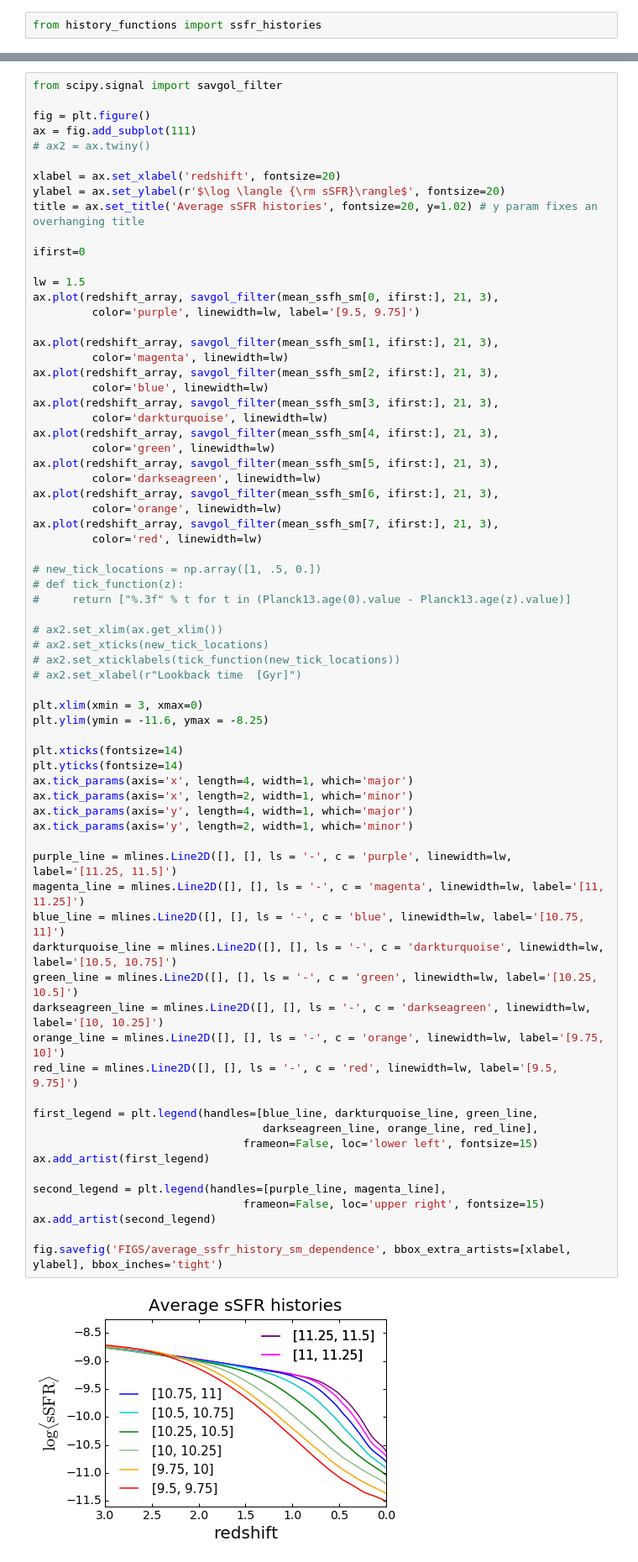
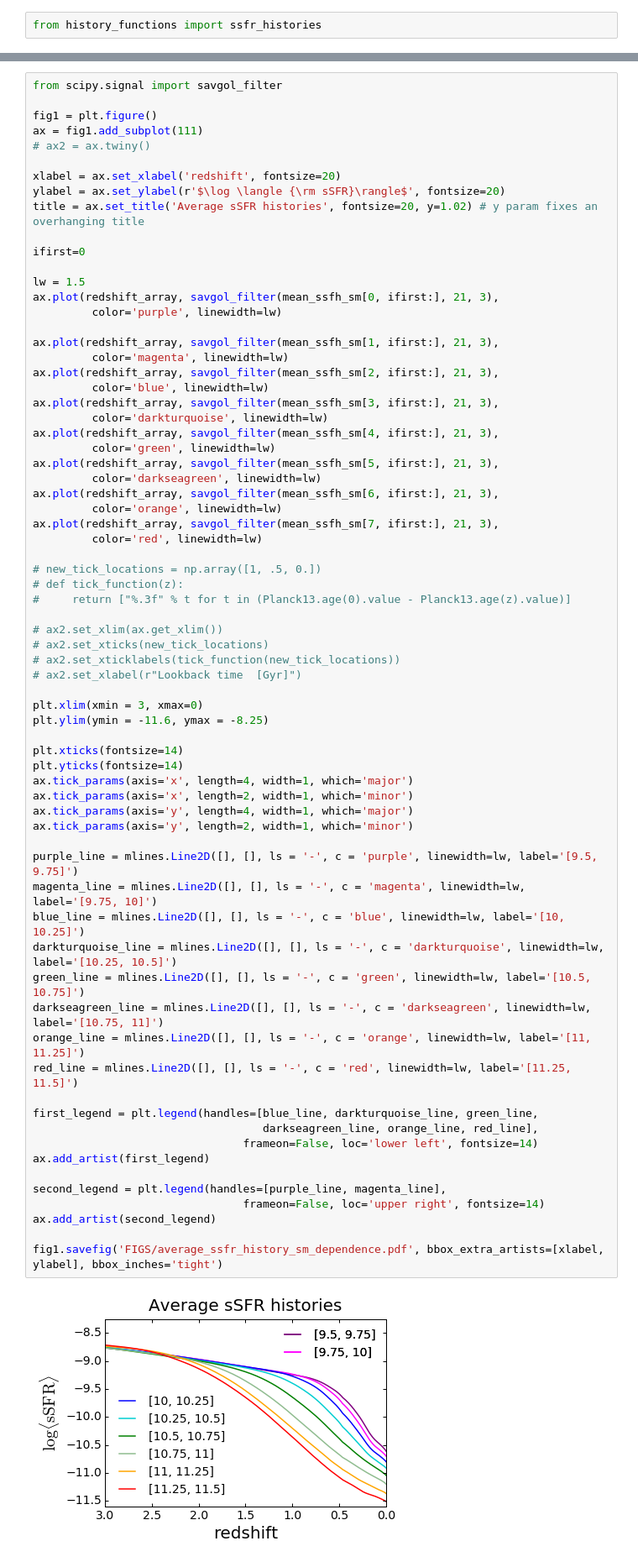
Before and after one commit to aphearin/time_evolving_cam_utils, a Jupyter notebook: mean_ssfh_z0.ipynb, the cells around one changed output, grey strips where cells are left out. Shown at 84% size. Cells and saved outputs as stored; diff of their text form.

Commit message:
Corrected bug in sm-dependence plot - labeling error

```diff
--- a/mean_ssfh_z0.ipynb
+++ b/mean_ssfh_z0.ipynb
@@ -72,8 +61,8 @@ mean_ssfh_low_mass_a = np.mean(ssfr_histories(histories['sfh'][active_sm_mask_ar
 # %%
 from scipy.signal import savgol_filter
 
-fig = plt.figure()
-ax = fig.add_subplot(111)
+fig1 = plt.figure()
+ax = fig1.add_subplot(111)
 # ax2 = ax.twiny()
 
 xlabel = ax.set_xlabel('redshift', fontsize=20)
@@ -84,7 +73,7 @@ ifirst=0
 
 lw = 1.5
 ax.plot(redshift_array, savgol_filter(mean_ssfh_sm[0, ifirst:], 21, 3),
-         color='purple', linewidth=lw, label='[9.5, 9.75]')
+         color='purple', linewidth=lw)
 
 ax.plot(redshift_array, savgol_filter(mean_ssfh_sm[1, ifirst:], 21, 3),
          color='magenta', linewidth=lw)
@@ -102,42 +91,42 @@ ax.plot(redshift_array, savgol_filter(mean_ssfh_sm[7, ifirst:], 21, 3),
          color='red', linewidth=lw)
 
 # new_tick_locations = np.array([1, .5, 0.])
 # def tick_function(z):
 #     return ["%.3f" % t for t in (Planck13.age(0).value - Planck13.age(z).value)]
 
 # ax2.set_xlim(ax.get_xlim())
 # ax2.set_xticks(new_tick_locations)
 # ax2.set_xticklabels(tick_function(new_tick_locations))
 # ax2.set_xlabel(r"Lookback time  [Gyr]")
 
 plt.xlim(xmin = 3, xmax=0)
 plt.ylim(ymin = -11.6, ymax = -8.25)
 
 plt.xticks(fontsize=14)
 plt.yticks(fontsize=14)
 ax.tick_params(axis='x', length=4, width=1, which='major')
 ax.tick_params(axis='x', length=2, width=1, which='minor')
 ax.tick_params(axis='y', length=4, width=1, which='major')
 ax.tick_params(axis='y', length=2, width=1, which='minor')
 
-purple_line = mlines.Line2D([], [], ls = '-', c = 'purple', linewidth=lw, label='[11.25, 11.5]')
-magenta_line = mlines.Line2D([], [], ls = '-', c = 'magenta', linewidth=lw, label='[11, 11.25]')
-blue_line = mlines.Line2D([], [], ls = '-', c = 'blue', linewidth=lw, label='[10.75, 11]')
-darkturquoise_line = mlines.Line2D([], [], ls = '-', c = 'darkturquoise', linewidth=lw, label='[10.5, 10.75]')
-green_line = mlines.Line2D([], [], ls = '-', c = 'green', linewidth=lw, label='[10.25, 10.5]')
-darkseagreen_line = mlines.Line2D([], [], ls = '-', c = 'darkseagreen', linewidth=lw, label='[10, 10.25]')
-orange_line = mlines.Line2D([], [], ls = '-', c = 'orange', linewidth=lw, label='[9.75, 10]')
-red_line = mlines.Line2D([], [], ls = '-', c = 'red', linewidth=lw, label='[9.5, 9.75]')
+purple_line = mlines.Line2D([], [], ls = '-', c = 'purple', linewidth=lw, label='[9.5, 9.75]')
+magenta_line = mlines.Line2D([], [], ls = '-', c = 'magenta', linewidth=lw, label='[9.75, 10]')
+blue_line = mlines.Line2D([], [], ls = '-', c = 'blue', linewidth=lw, label='[10, 10.25]')
+darkturquoise_line = mlines.Line2D([], [], ls = '-', c = 'darkturquoise', linewidth=lw, label='[10.25, 10.5]')
+green_line = mlines.Line2D([], [], ls = '-', c = 'green', linewidth=lw, label='[10.5, 10.75]')
+darkseagreen_line = mlines.Line2D([], [], ls = '-', c = 'darkseagreen', linewidth=lw, label='[10.75, 11]')
+orange_line = mlines.Line2D([], [], ls = '-', c = 'orange', linewidth=lw, label='[11, 11.25]')
+red_line = mlines.Line2D([], [], ls = '-', c = 'red', linewidth=lw, label='[11.25, 11.5]')
 
 first_legend = plt.legend(handles=[blue_line, darkturquoise_line, green_line,
                                    darkseagreen_line, orange_line, red_line],
-                                frameon=False, loc='lower left', fontsize=15)
+                                frameon=False, loc='lower left', fontsize=14)
 ax.add_artist(first_legend)
 
 second_legend = plt.legend(handles=[purple_line, magenta_line],
-                                frameon=False, loc='upper right', fontsize=15)
+                                frameon=False, loc='upper right', fontsize=14)
 ax.add_artist(second_legend)
 
-fig.savefig('FIGS/average_ssfr_history_sm_dependence', bbox_extra_artists=[xlabel, ylabel], bbox_inches='tight')
+fig1.savefig('FIGS/average_ssfr_history_sm_dependence.pdf', bbox_extra_artists=[xlabel, ylabel], bbox_inches='tight')
 # %% [output]
-[figure, old version]
+[figure, new version]
```
Also changed, not shown: parts of 9 cells of this notebook, 2 other files.
